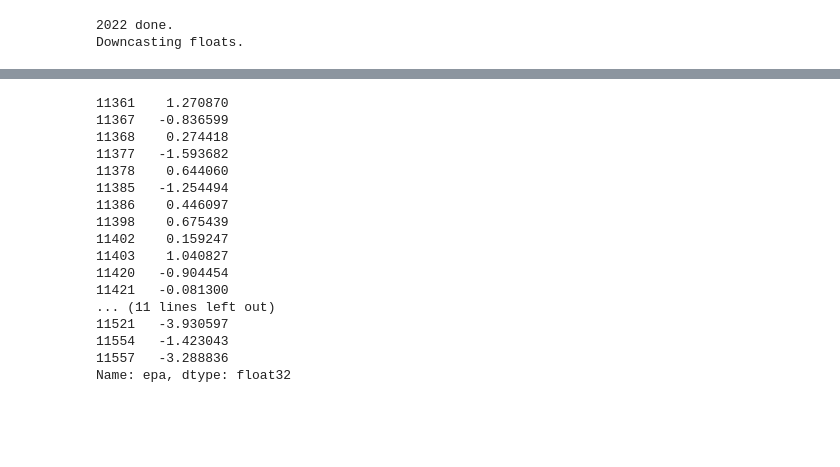
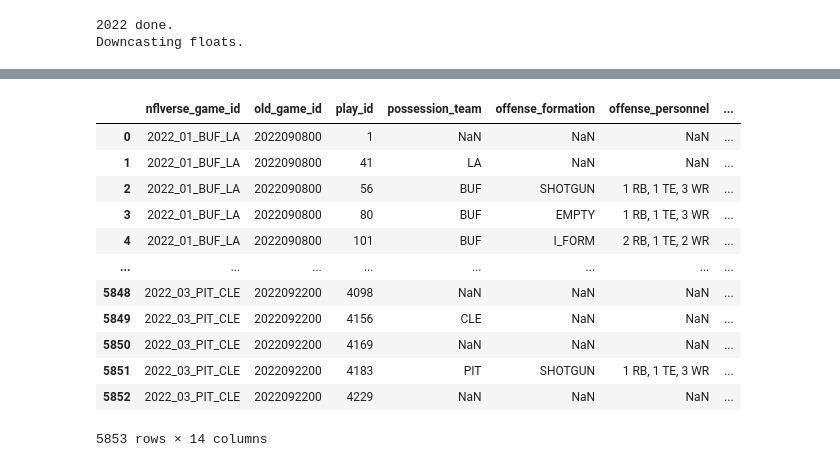
Before and after one commit to keeganheilman/nfl-charts, a Jupyter notebook: team-drive-epa.ipynb, the cells around one changed output, grey strips where cells are left out. Saved outputs shown, nothing was run; the diff lists cells and outputs as text; code cells hidden in the pictures; blank space fills up the shorter version.

```diff
--- a/team-drive-epa.ipynb
+++ b/team-drive-epa.ipynb
@@ -323,24 +292,20 @@ fig.savefig(f'{season}-WEEK{week}-{team}.png',bbox_inches='tight', dpi=300)
 # code = "\n".join([make_html(font) for font in sorted(set([f.name for f in matplotlib.font_manager.fontManager.ttflist]))])
 
 # HTML("<div style='column-count: 2;'>{}</div>".format(code))
-# %%
-df_team_week_plays[((df_team_week_plays['down'] == 1) | (df_team_week_plays['down'] == 2))].epa
-df_team_week_plays[((df_team_week_plays['down'] == 3) | (df_team_week_plays['down'] == 4))].epa
-# %% [output]
-11361    1.270870
-11367   -0.836599
-11368    0.274418
-11377   -1.593682
-11378    0.644060
-11385   -1.254494
-11386    0.446097
-11398    0.675439
-11402    0.159247
-11403    1.040827
-11420   -0.904454
-11421   -0.081300
-... (11 lines left out)
-11521   -3.930597
-11554   -1.423043
-11557   -3.288836
-Name: epa, dtype: float32
+# %%
+df_par = pd.read_csv(f'data/pbp_participation_{season}.csv')
+df_par
+# %% [output]
+|  | nflverse_game_id | old_game_id | play_id | possession_team | offense_formation | offense_personnel | ... |
+| 0 | 2022_01_BUF_LA | 2022090800 | 1 | NaN | NaN | NaN | ... |
+| 1 | 2022_01_BUF_LA | 2022090800 | 41 | LA | NaN | NaN | ... |
+| 2 | 2022_01_BUF_LA | 2022090800 | 56 | BUF | SHOTGUN | 1 RB, 1 TE, 3 WR | ... |
+| 3 | 2022_01_BUF_LA | 2022090800 | 80 | BUF | EMPTY | 1 RB, 1 TE, 3 WR | ... |
+| 4 | 2022_01_BUF_LA | 2022090800 | 101 | BUF | I_FORM | 2 RB, 1 TE, 2 WR | ... |
+| ... | ... | ... | ... | ... | ... | ... | ... |
+| 5848 | 2022_03_PIT_CLE | 2022092200 | 4098 | NaN | NaN | NaN | ... |
+| 5849 | 2022_03_PIT_CLE | 2022092200 | 4156 | CLE | NaN | NaN | ... |
+| 5850 | 2022_03_PIT_CLE | 2022092200 | 4169 | NaN | NaN | NaN | ... |
+| 5851 | 2022_03_PIT_CLE | 2022092200 | 4183 | PIT | SHOTGUN | 1 RB, 1 TE, 3 WR | ... |
+| 5852 | 2022_03_PIT_CLE | 2022092200 | 4229 | NaN | NaN | NaN | ... |
+5853 rows × 14 columns
```
Also changed, not shown: parts of 8 cells of this notebook.
